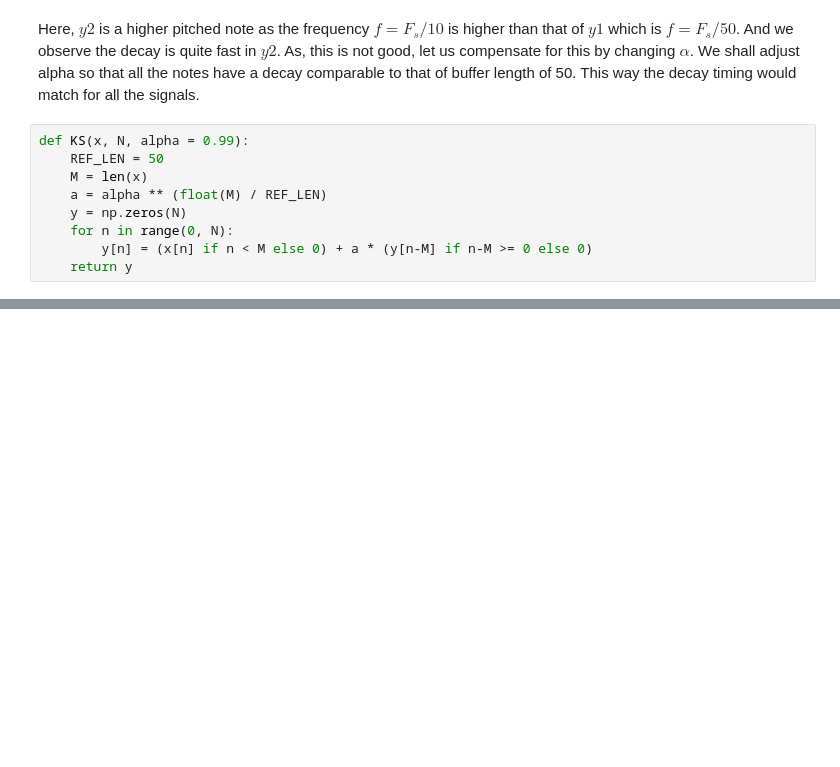
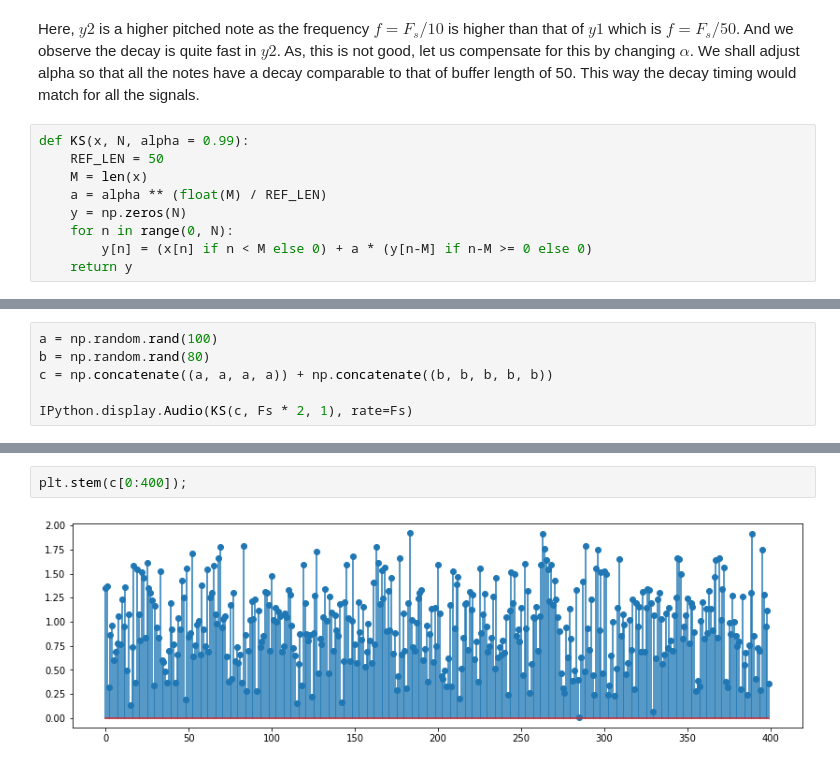
Before and after one commit to 25b3nk/python-notebooks, a Jupyter notebook: Karplus-Strong-Algorithm.ipynb, the cells around one changed output, grey strips where cells are left out. Drawn from its saved outputs; the diff is of its cells as text; blank space fills up the shorter version.

```diff
--- a/Karplus-Strong-Algorithm.ipynb
+++ b/Karplus-Strong-Algorithm.ipynb
@@ -98,0 +157,6 @@ IPython.display.Audio(KS(np.random.rand(100), Fs * 2), rate=Fs)
+# %%
+a = np.random.rand(100)
+b = np.random.rand(80)
+c = np.concatenate((a, a, a, a)) + np.concatenate((b, b, b, b, b))
+
+IPython.display.Audio(KS(c, Fs * 2, 1), rate=Fs)
@@ -98,0 +174,4 @@ IPython.display.Audio(KS(np.random.rand(100), Fs * 2), rate=Fs)
+# %%
+plt.stem(c[0:400]);
+# %% [output]
+[figure, added]
```
Also changed, not shown: parts of 14 cells of this notebook.
